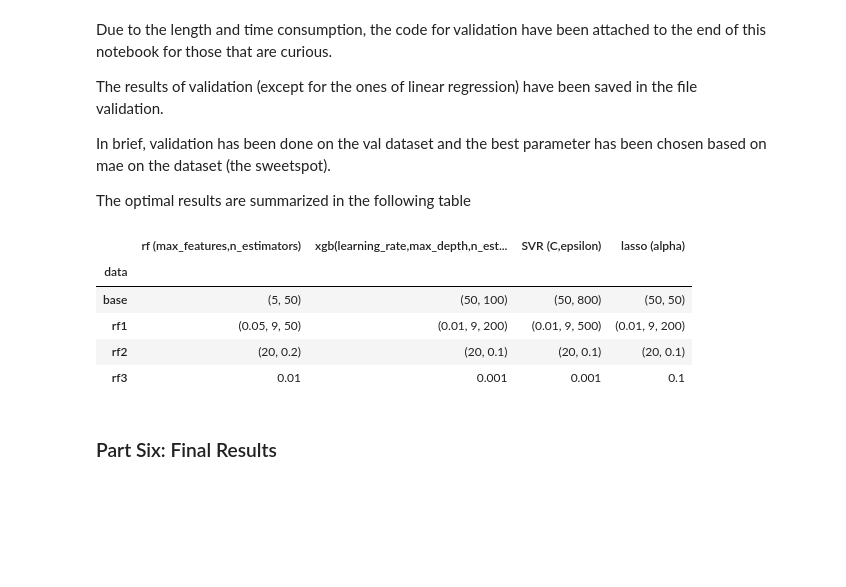
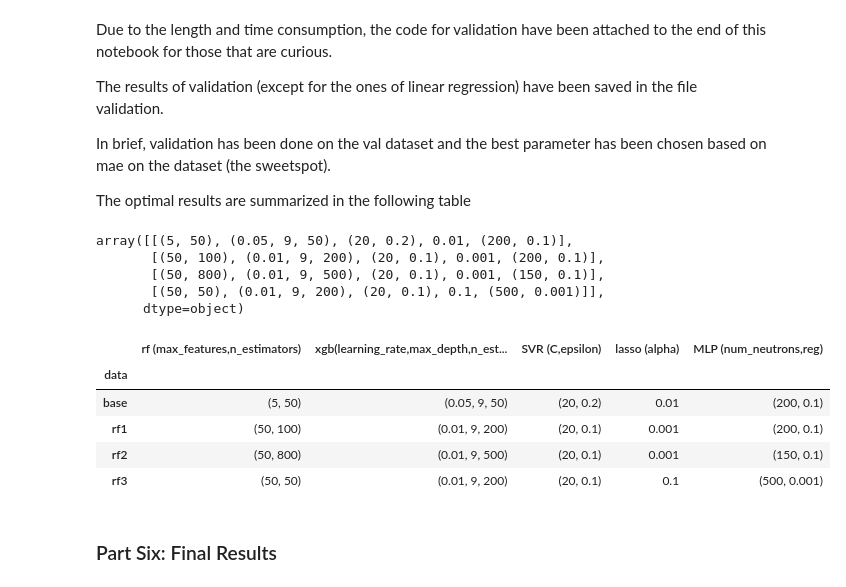
Before and after one commit to zijuncheng/Video-Game, a Jupyter notebook: DataAnalysis_Final.ipynb, the cells around one changed output. Cells and saved outputs as stored; diff of their text form; code cells hidden in the pictures; blank space fills up the shorter version.

```diff
--- a/DataAnalysis_Final.ipynb
+++ b/DataAnalysis_Final.ipynb
@@ -958,24 +966,36 @@ In brief, validation has been done on the val dataset and the best parameter has
 
 The optimal results are summarized in the following table
 # %%
-columns_table = ["rf (max_features,n_estimators)","xgb(learning_rate,max_depth,n_estimators)","SVR (C,epsilon)","lasso (alpha)"]
+columns_table = ["rf (max_features,n_estimators)","xgb(learning_rate,max_depth,n_estimators)","SVR (C,epsilon)","lasso (alpha)","MLP (num_neutrons,reg)"]
 data = ["base","rf1","rf2","rf3"]
 RF_data = [(5,50),(50,100),(50,800),(50,50)]
 xgb_data = [(0.05,9,50),(0.01,9,200),(0.01,9,500),(0.01,9,200)]
 SVR_data = [(20,0.2),(20,0.1),(20,0.1),(20,0.1)]
 lasso_data = [0.01,0.001,0.001,0.1]
+MLP_data = [(200,0.1),(200,0.1),(150,0.1),(500,0.001)]
+# %%
+lst_validation = [RF_data,xgb_data,SVR_data,lasso_data,MLP_data]
+lst_validation = np.array(lst_validation)
+# %%
+lst_validation.T
+# %% [output]
+array([[(5, 50), (0.05, 9, 50), (20, 0.2), 0.01, (200, 0.1)],
+       [(50, 100), (0.01, 9, 200), (20, 0.1), 0.001, (200, 0.1)],
+       [(50, 800), (0.01, 9, 500), (20, 0.1), 0.001, (150, 0.1)],
+       [(50, 50), (0.01, 9, 200), (20, 0.1), 0.1, (500, 0.001)]],
+      dtype=object)
 # %%
 #create table for optimal parameters
-df_table = pd.DataFrame([RF_data,xgb_data,SVR_data,lasso_data],columns = columns_table)
+df_table = pd.DataFrame(lst_validation.T,columns = columns_table)
 df_table["data"] = data
 df_table.set_index("data")
 # %% [output]
-|  | rf (max_features,n_estimators) | xgb(learning_rate,max_depth,n_est... | SVR (C,epsilon) | lasso (alpha) |
-| data |  |  |  |  |
-| base | (5, 50) | (50, 100) | (50, 800) | (50, 50) |
-| rf1 | (0.05, 9, 50) | (0.01, 9, 200) | (0.01, 9, 500) | (0.01, 9, 200) |
-| rf2 | (20, 0.2) | (20, 0.1) | (20, 0.1) | (20, 0.1) |
-| rf3 | 0.01 | 0.001 | 0.001 | 0.1 |
+|  | rf (max_features,n_estimators) | xgb(learning_rate,max_depth,n_est... | SVR (C,epsilon) | lasso (alpha) | MLP (num_neutrons,reg) |
+| data |  |  |  |  |  |
+| base | (5, 50) | (0.05, 9, 50) | (20, 0.2) | 0.01 | (200, 0.1) |
+| rf1 | (50, 100) | (0.01, 9, 200) | (20, 0.1) | 0.001 | (200, 0.1) |
+| rf2 | (50, 800) | (0.01, 9, 500) | (20, 0.1) | 0.001 | (150, 0.1) |
+| rf3 | (50, 50) | (0.01, 9, 200) | (20, 0.1) | 0.1 | (500, 0.001) |
 # %% [markdown]
 ### Part Six: Final Results
 # %%
```
Also changed, not shown: parts of 52 cells of this notebook.
